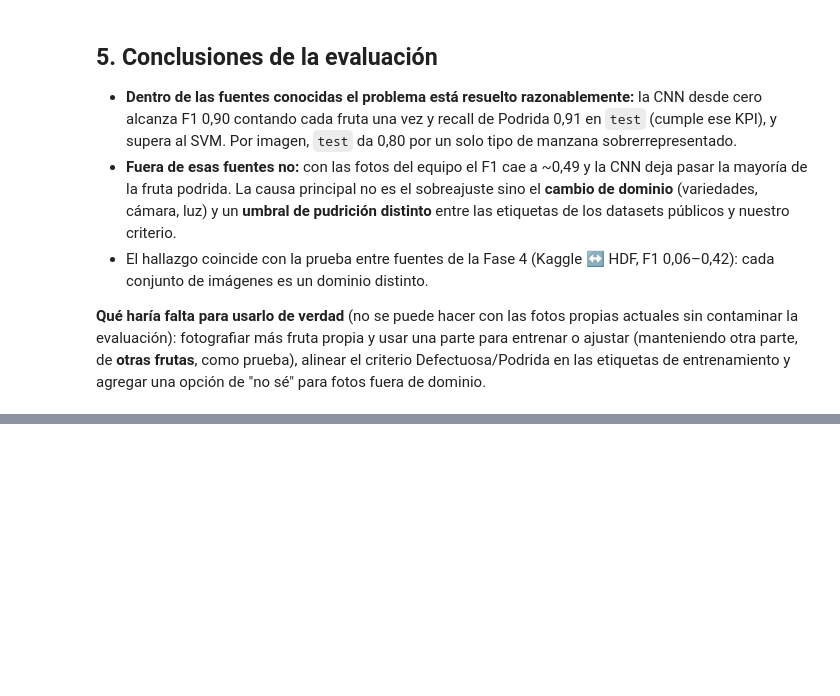
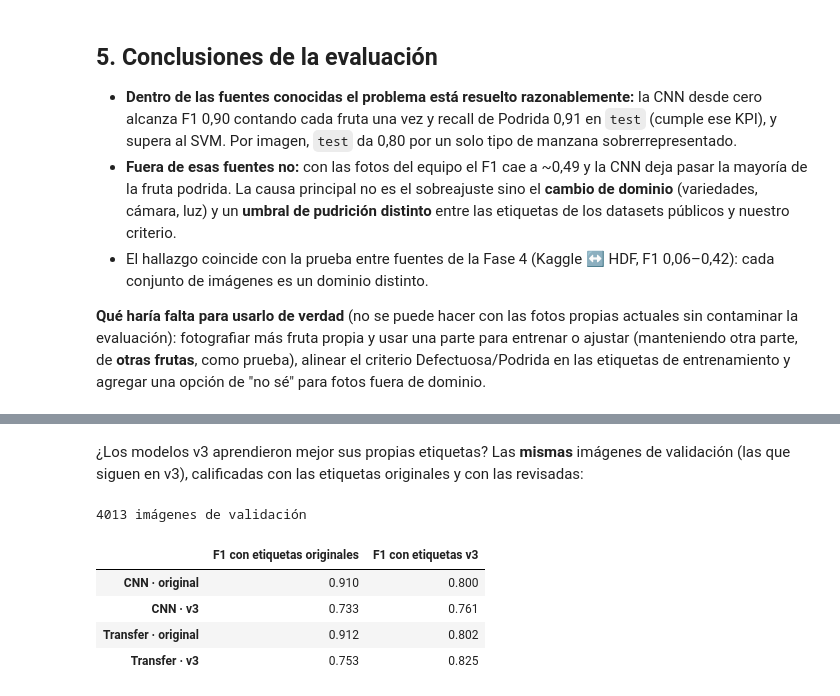
Before and after one commit to sjrengifo/fruit-quality-classification, a Jupyter notebook: notebooks/05_evaluation.ipynb, the cells around one changed output, grey strips where cells are left out. Drawn from its saved outputs; the diff is of its cells as text; code cells hidden in the pictures; blank space fills up the shorter version.

Commit message:
Documenta la tercera iteración (revisión de etiquetas, resultado negativo) en CRISP-DM, criterios, informe y notebooks

```diff
--- a/notebooks/05_evaluation.ipynb
+++ b/notebooks/05_evaluation.ipynb
@@ -319,0 +366,24 @@ en las etiquetas de entrenamiento y agregar una opción de "no sé" para fotos f
+# %% [markdown]
+¿Los modelos v3 aprendieron mejor sus propias etiquetas? Las **mismas** imágenes de validación
+(las que siguen en v3), calificadas con las etiquetas originales y con las revisadas:
+# %%
+from src.data.preprocess import load_split  # noqa: E402
+from tensorflow import keras  # noqa: E402
+
+X_va3, rows_va3 = load_split("val", config.DATASET_INDEX_V3)
+original_label = pd.read_csv(config.DATASET_INDEX).set_index("id")["calidad"]
+y_v3 = np.array([C.index(r["calidad"]) for r in rows_va3])
+y_v1 = np.array([C.index(original_label[r["id"]]) for r in rows_va3])
+cross = {}
+for m in ITER:
+    p = keras.models.load_model(config.CHECKPOINTS_DIR / f"{m}.keras").predict(X_va3, batch_size=256, verbose=0).argmax(1)
+    cross[ITER[m]] = {"F1 con etiquetas originales": f1_macro(y_v1, p), "F1 con etiquetas v3": f1_macro(y_v3, p)}
+print(len(rows_va3), "imágenes de validación")
+pd.DataFrame(cross).T
+# %% [output]
+4013 imágenes de validación
+|  | F1 con etiquetas originales | F1 con etiquetas v3 |
+| CNN · original | 0.910 | 0.800 |
+| CNN · v3 | 0.733 | 0.761 |
+| Transfer · original | 0.912 | 0.802 |
+| Transfer · v3 | 0.753 | 0.825 |
```
Also changed, not shown: parts of 6 cells of this notebook, 16 other files.
